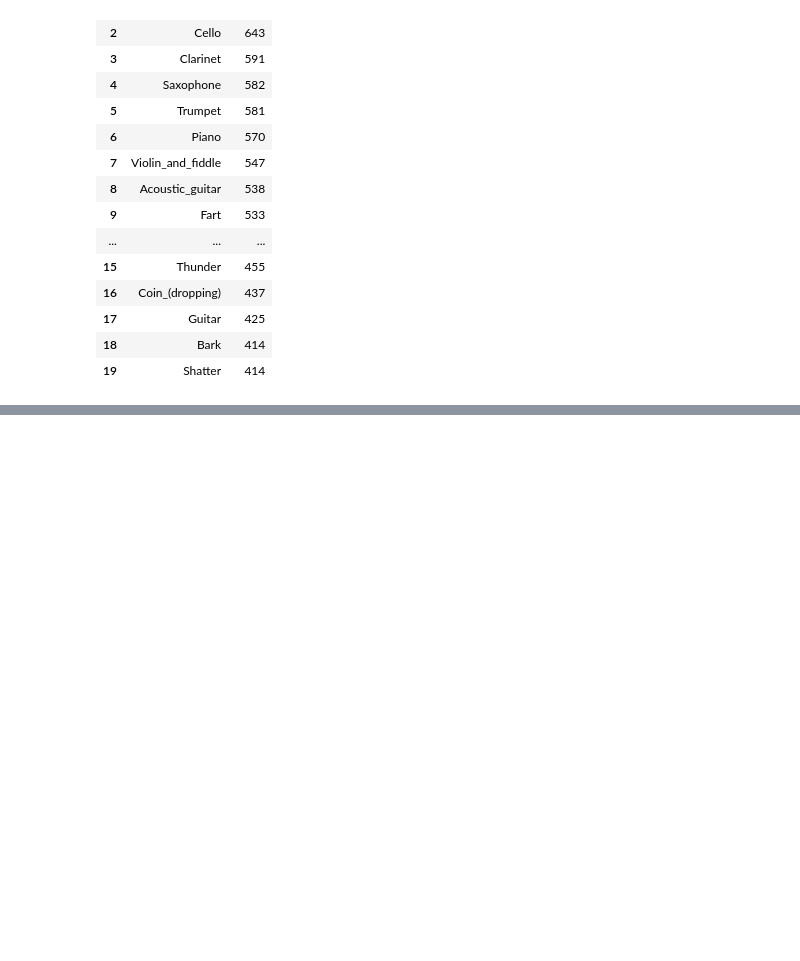
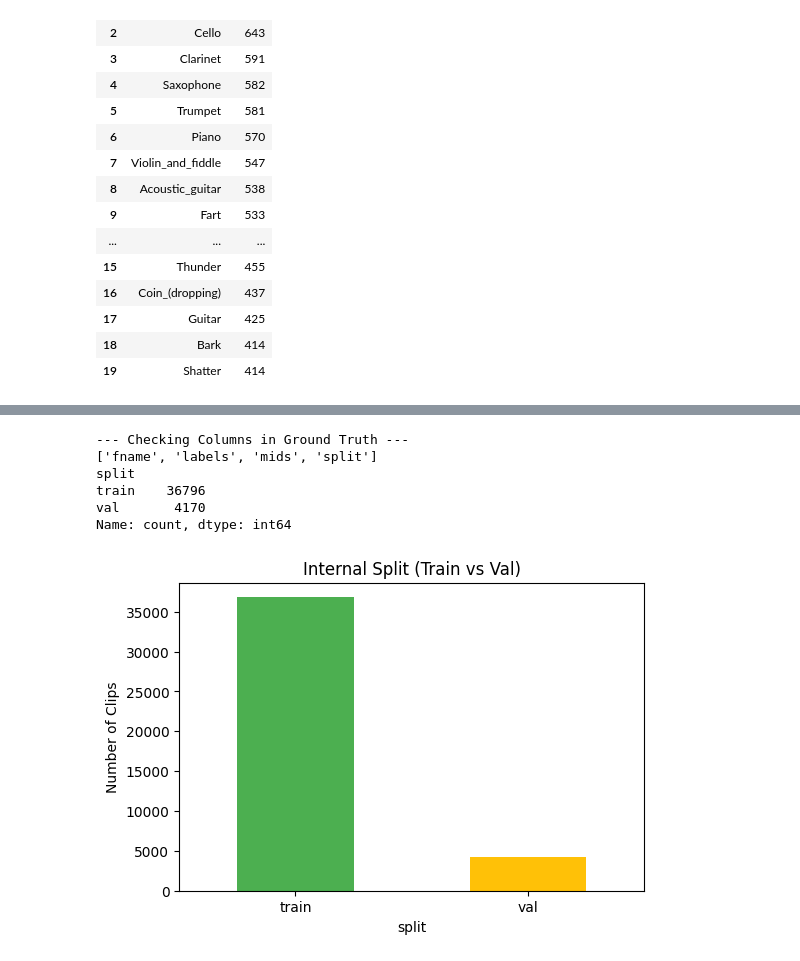
Before and after one commit to jaimecano12/fdk-500-AI, a Jupyter notebook: notebooks/01_data_exploration.ipynb, the cells around one changed output, grey strips where cells are left out. Cells and saved outputs as stored; diff of their text form; code cells hidden in the pictures; blank space fills up the shorter version.

```diff
--- a/notebooks/01_data_exploration.ipynb
+++ b/notebooks/01_data_exploration.ipynb
@@ -175,0 +92,25 @@ There are 73 classes with fewer than 20 samples in the dev split.
+# %%
+# Load ground truth
+df_dev = pd.read_csv('/content/fsd50k_local/FSD50K.ground_truth/dev.csv')
+# Check df_labels
+print("--- Checking Columns in Ground Truth ---")
+print(df_dev.columns.tolist())
+
+split_counts = df_dev['split'].value_counts()
+print(split_counts)
+
+# Visualization
+plt.figure(figsize=(6, 4))
+split_counts.plot(kind='bar', color=['#4CAF50', '#FFC107'])
+plt.title("Internal Split (Train vs Val)")
+plt.ylabel("Number of Clips")
+plt.xticks(rotation=0)
+plt.show()
+# %% [output]
+--- Checking Columns in Ground Truth ---
+['fname', 'labels', 'mids', 'split']
+split
+train    36796
+val       4170
+Name: count, dtype: int64
+[figure, added]
```
Also changed, not shown: parts of 33 cells of this notebook.
